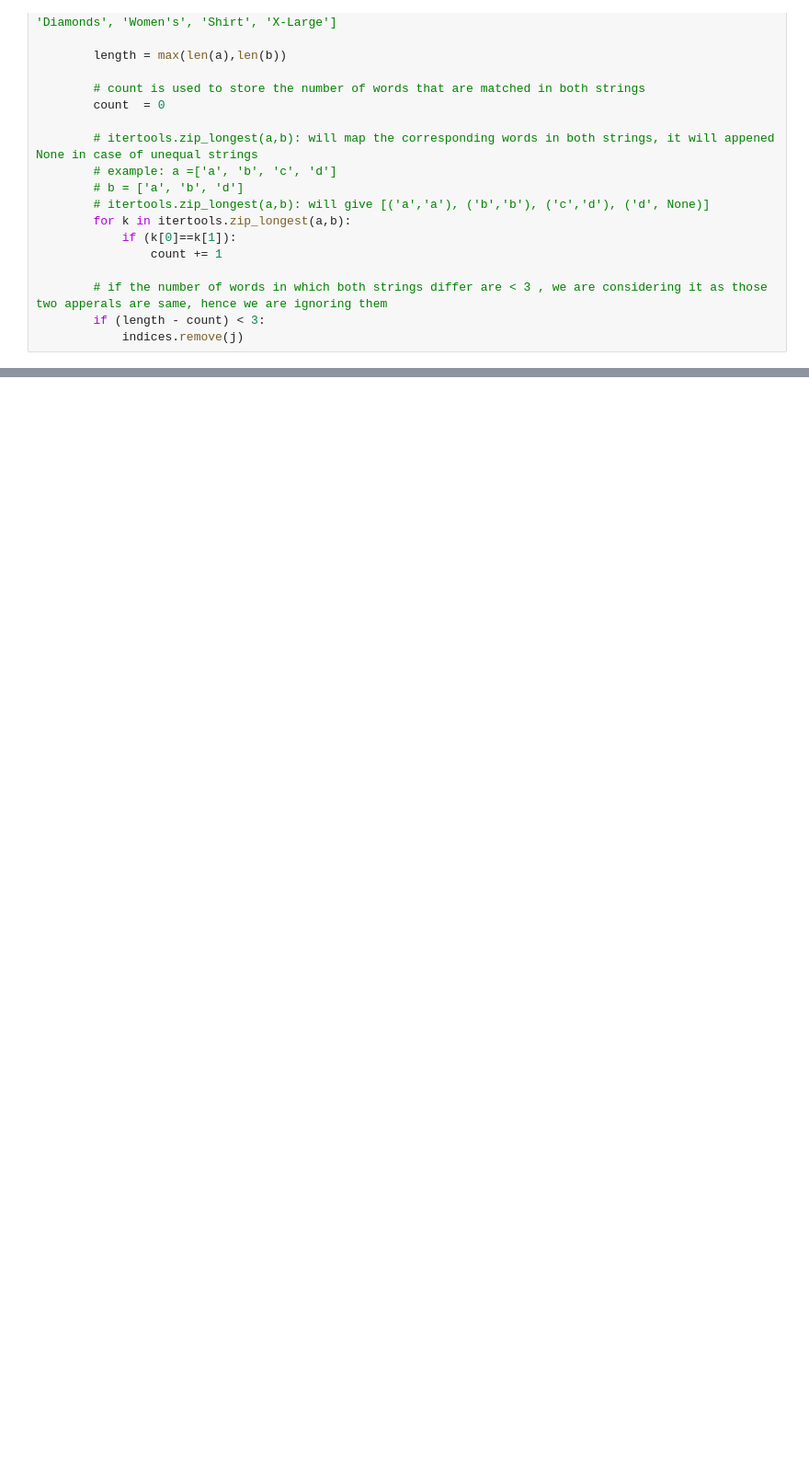
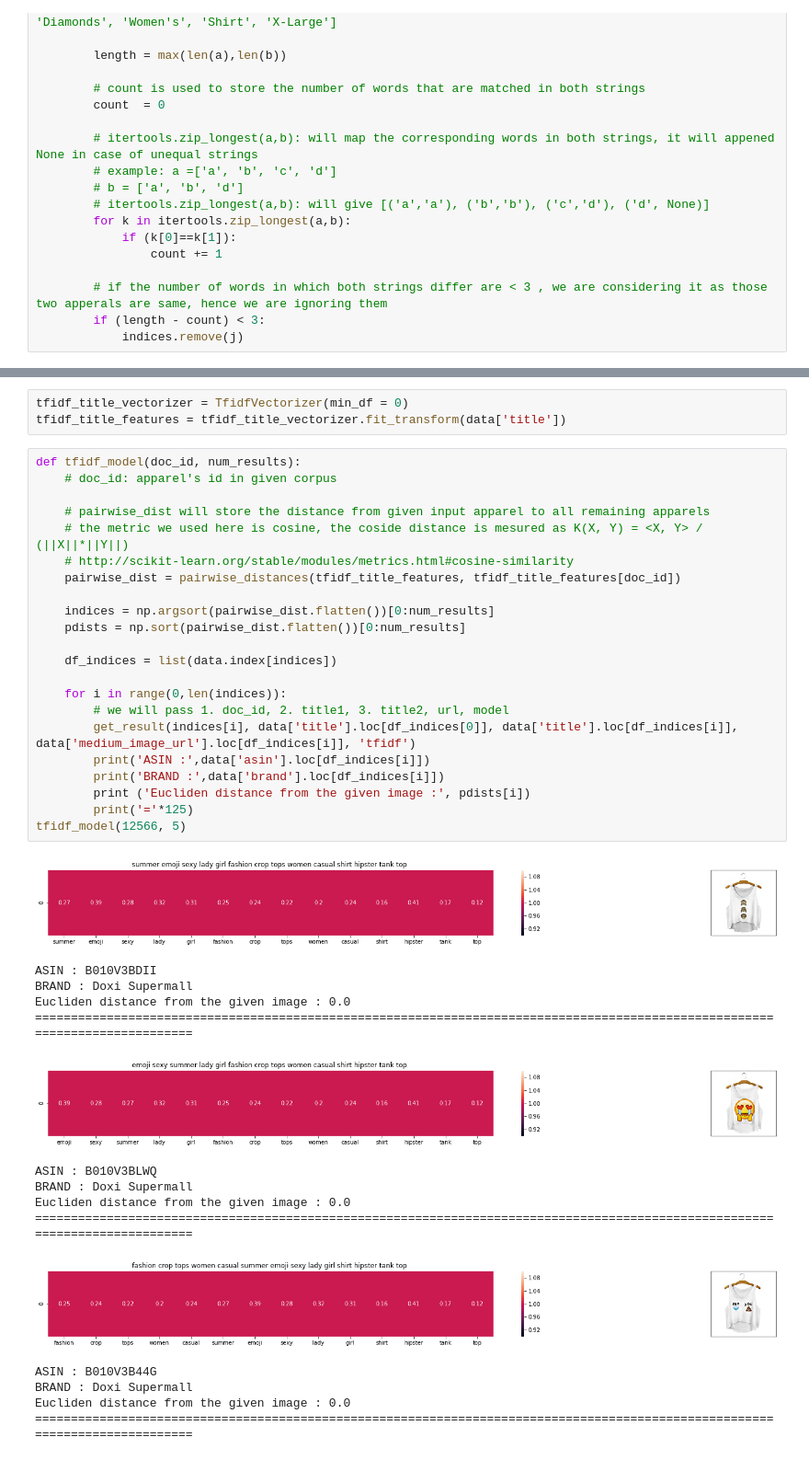
Before and after one commit to akash-mall/AI-Mafia-Machine-Learning, a Jupyter notebook: RecommendationSystem/RecommendationSystem.ipynb, the cells around one changed output, grey strips where cells are left out. Shown at 92% size. Cells and saved outputs as stored; diff of their text form; blank space fills up the shorter version.

```diff
--- a/RecommendationSystem/RecommendationSystem.ipynb
+++ b/RecommendationSystem/RecommendationSystem.ipynb
@@ -330,0 +594,41 @@ while len(indices)!=0:
+# %%
+tfidf_title_vectorizer = TfidfVectorizer(min_df = 0)
+tfidf_title_features = tfidf_title_vectorizer.fit_transform(data['title'])
+# %%
+def tfidf_model(doc_id, num_results):
+    # doc_id: apparel's id in given corpus
+
+    # pairwise_dist will store the distance from given input apparel to all remaining apparels
+    # the metric we used here is cosine, the coside distance is mesured as K(X, Y) = <X, Y> / (||X||*||Y||)
+    # http://scikit-learn.org/stable/modules/metrics.html#cosine-similarity
+    pairwise_dist = pairwise_distances(tfidf_title_features, tfidf_title_features[doc_id])
+
+    indices = np.argsort(pairwise_dist.flatten())[0:num_results]
+    pdists = np.sort(pairwise_dist.flatten())[0:num_results]
+
+    df_indices = list(data.index[indices])
+
+    for i in range(0,len(indices)):
+        # we will pass 1. doc_id, 2. title1, 3. title2, url, model
+        get_result(indices[i], data['title'].loc[df_indices[0]], data['title'].loc[df_indices[i]], data['medium_image_url'].loc[df_indices[i]], 'tfidf')
+        print('ASIN :',data['asin'].loc[df_indices[i]])
+        print('BRAND :',data['brand'].loc[df_indices[i]])
+        print ('Eucliden distance from the given image :', pdists[i])
+        print('='*125)
+tfidf_model(12566, 5)
+# %% [output]
+[figure, added]
+ASIN : B010V3BDII
+BRAND : Doxi Supermall
+Eucliden distance from the given image : 0.0
+=============================================================================================================================
+[figure, added]
+ASIN : B010V3BLWQ
+BRAND : Doxi Supermall
+Eucliden distance from the given image : 0.0
+=============================================================================================================================
+[figure, added]
+ASIN : B010V3B44G
+BRAND : Doxi Supermall
+Eucliden distance from the given image : 0.0
+=============================================================================================================================
```
Also changed, not shown: parts of 19 cells of this notebook.
